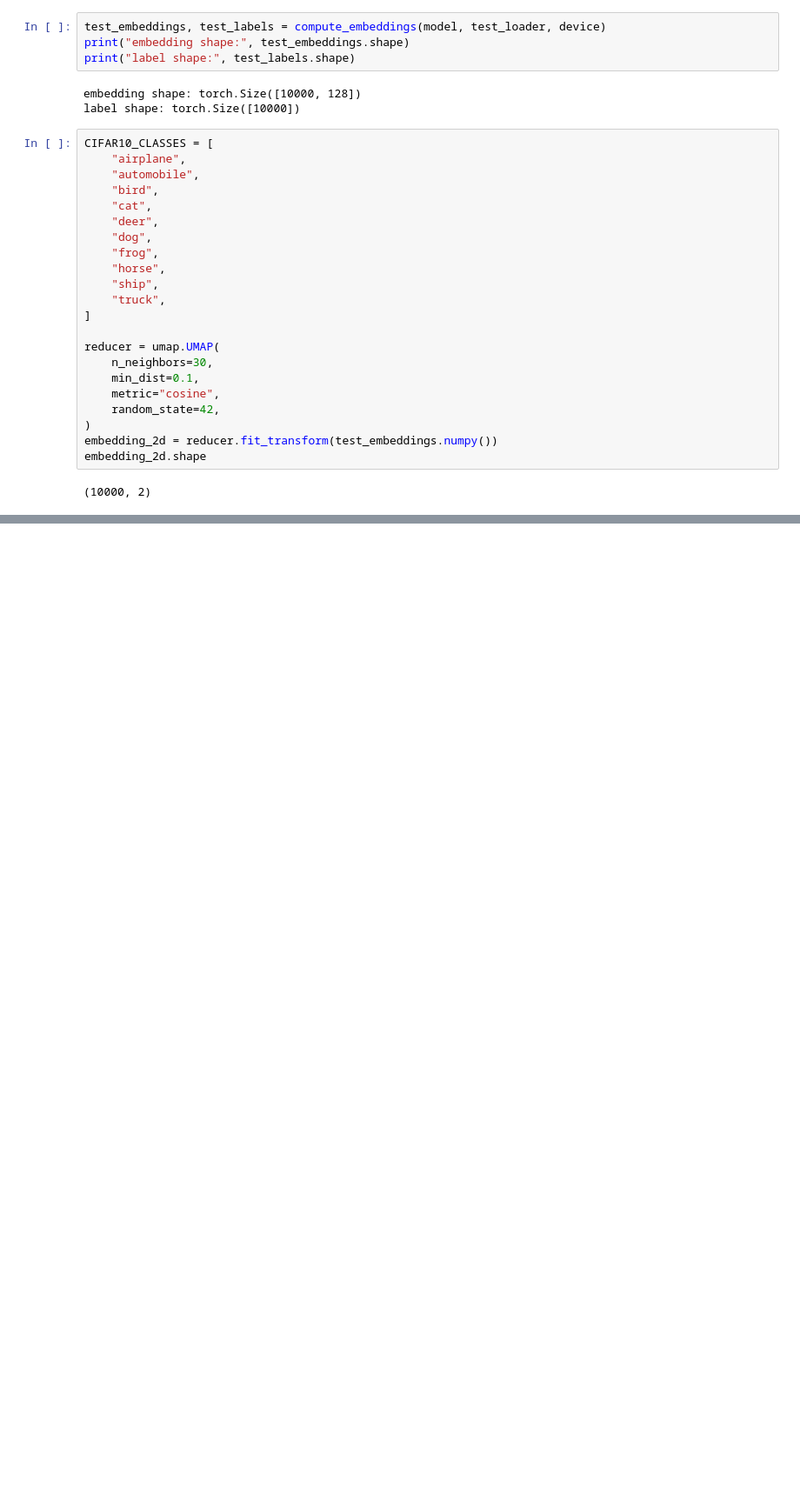
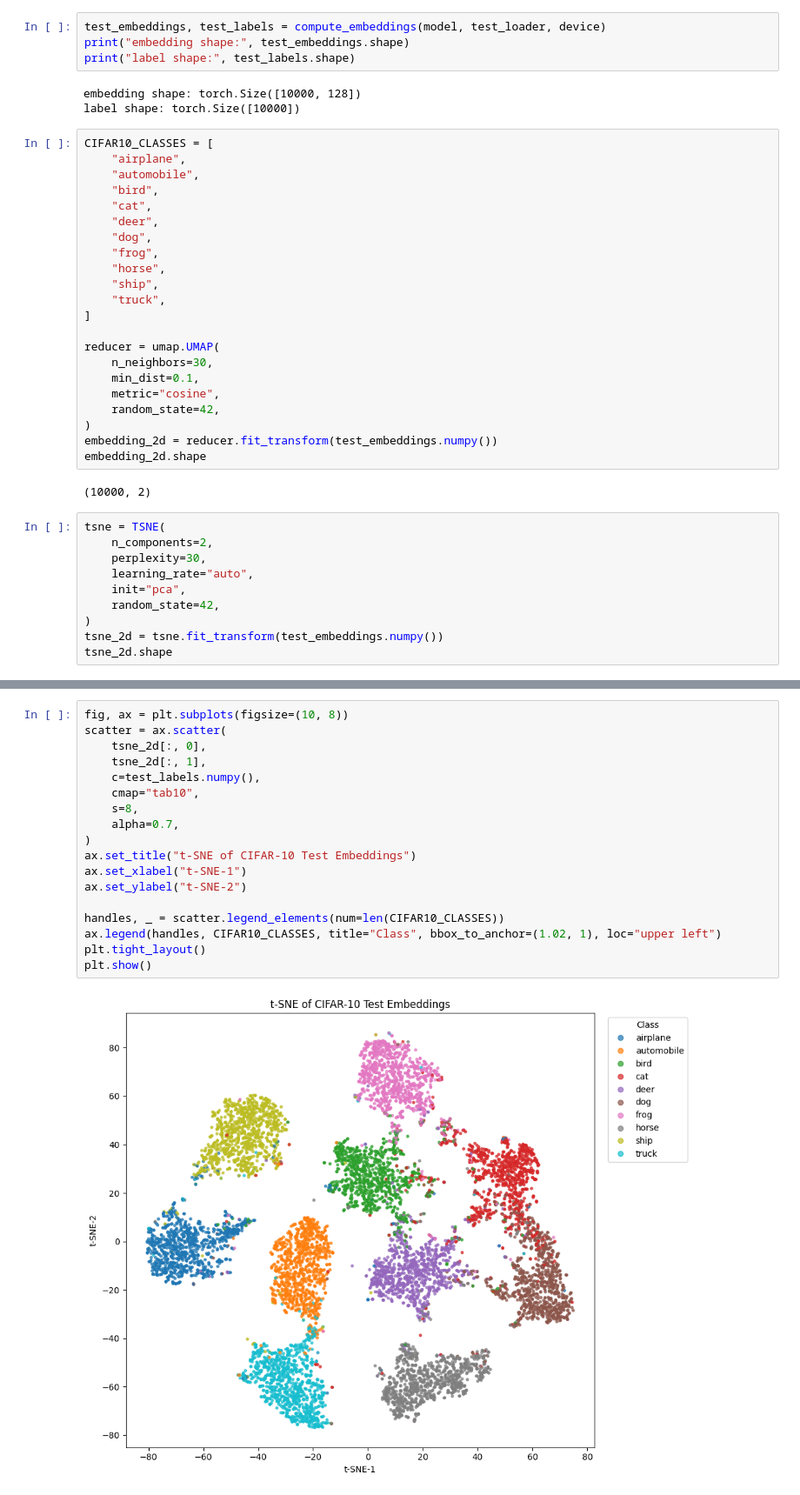
Before and after one commit to calebchin/manygp, a Jupyter notebook: notebooks/cifar10_supcon_umap.ipynb, the cells around one changed output, grey strips where cells are left out. Shown at 87% size. Cells and saved outputs as stored; diff of their text form; blank space fills up the shorter version.

Commit message:
update notebook to visualize via tsne and umap

```diff
--- a/notebooks/cifar10_supcon_umap.ipynb
+++ b/notebooks/cifar10_supcon_umap.ipynb
@@ -126,3 +127,13 @@ embedding_2d = reducer.fit_transform(test_embeddings.numpy())
 embedding_2d.shape
 # %% [output]
 (10000, 2)
+# %%
+tsne = TSNE(
+    n_components=2,
+    perplexity=30,
+    learning_rate="auto",
+    init="pca",
+    random_state=42,
+)
+tsne_2d = tsne.fit_transform(test_embeddings.numpy())
+tsne_2d.shape
@@ -149,3 +162,23 @@ plt.show()
+# %%
+fig, ax = plt.subplots(figsize=(10, 8))
+scatter = ax.scatter(
+    tsne_2d[:, 0],
+    tsne_2d[:, 1],
+    c=test_labels.numpy(),
+    cmap="tab10",
+    s=8,
+    alpha=0.7,
+)
+ax.set_title("t-SNE of CIFAR-10 Test Embeddings")
+ax.set_xlabel("t-SNE-1")
+ax.set_ylabel("t-SNE-2")
+
+handles, _ = scatter.legend_elements(num=len(CIFAR10_CLASSES))
+ax.legend(handles, CIFAR10_CLASSES, title="Class", bbox_to_anchor=(1.02, 1), loc="upper left")
+plt.tight_layout()
+plt.show()
+# %% [output]
+[figure, added]
 # %% [markdown]
 ## Optional: inspect separation between two classes
 
```
Also changed, not shown: parts of 9 cells of this notebook, 2 other files.
